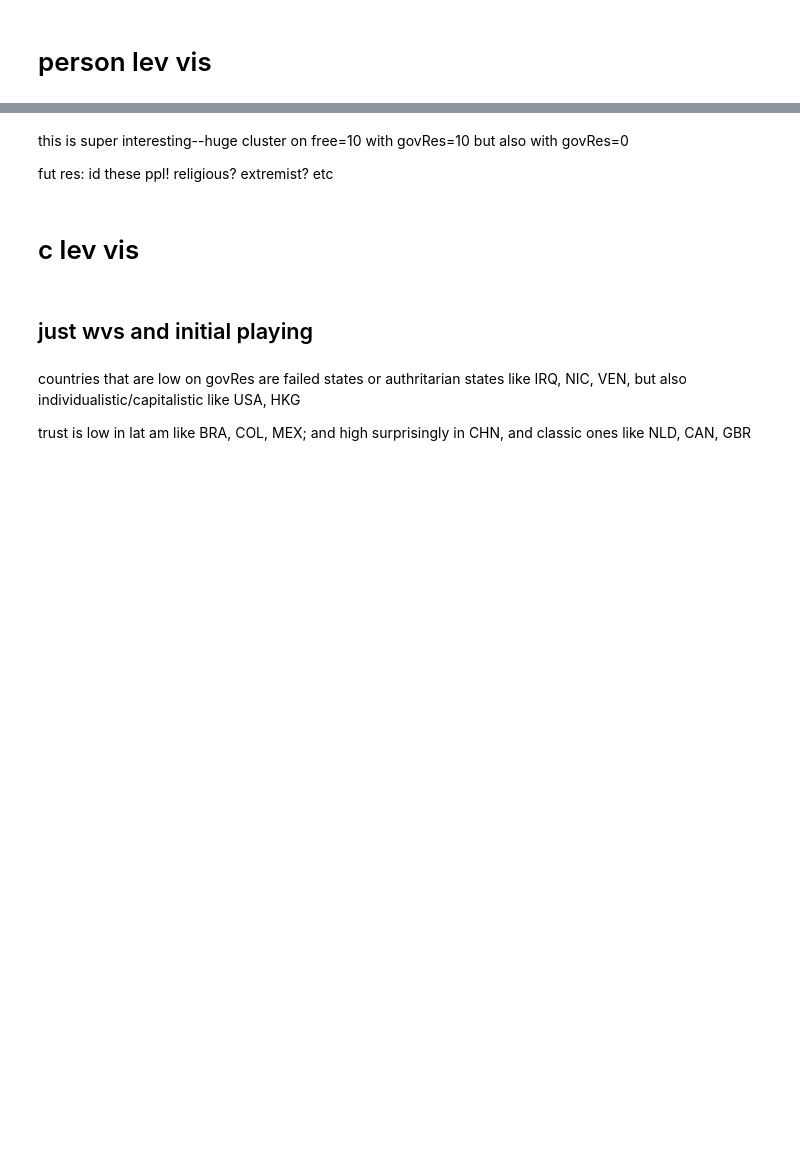
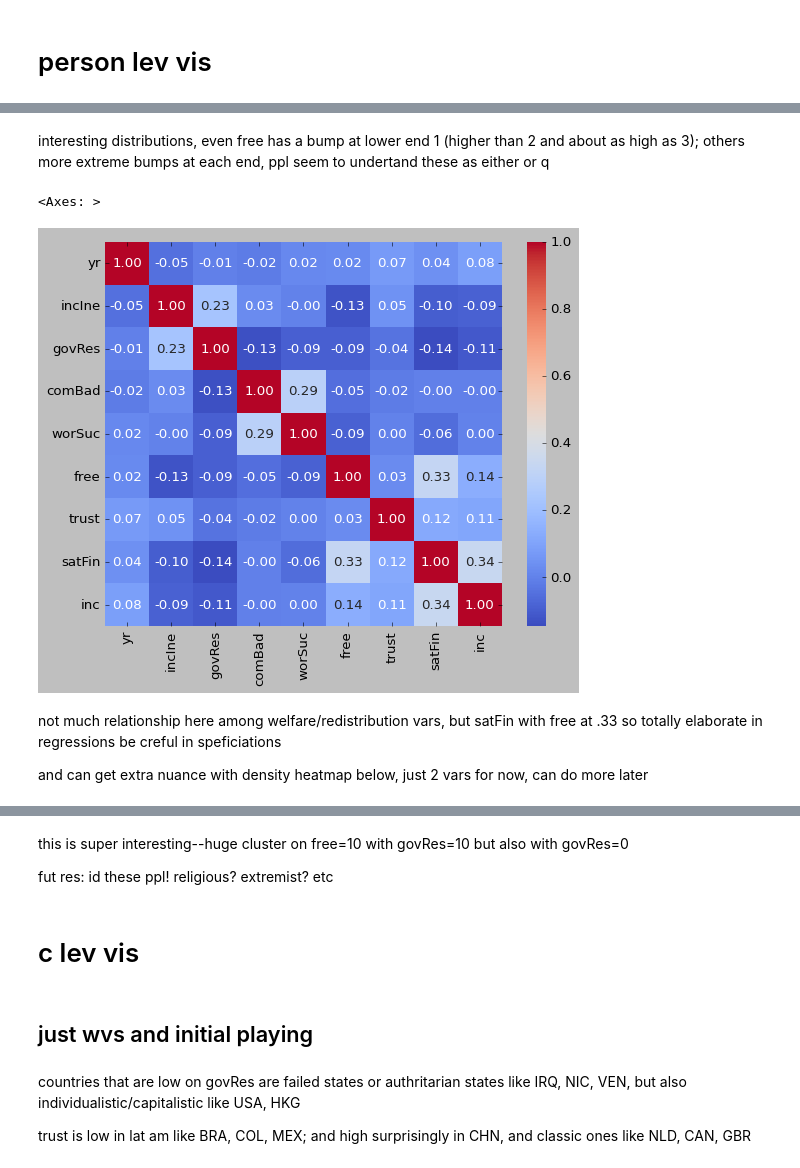
Before and after one commit to theaok/leonieAgency, a Jupyter notebook: leonieAgency.ipynb, the cells around one changed output, grey strips where cells are left out. Cells and saved outputs as stored; diff of their text form; code cells hidden in the pictures; blank space fills up the shorter version.

```diff
--- a/leonieAgency.ipynb
+++ b/leonieAgency.ipynb
@@ -204 +151,15 @@ interesting distributions, even free has a bump
+# %% [markdown]
+interesting distributions, even free has a bump at lower end 1 (higher than 2 and about as high as 3); others more extreme bumps at each end, ppl seem to
+undertand these as either or q
+# %%
+corr = wvs.corr(numeric_only=True)
+
+sns.heatmap(corr, annot=True, cmap='coolwarm', fmt=".2f")
+# %% [output]
+<Axes: >
+[figure, added]
+# %% [markdown]
+not much relationship here among welfare/redistribution vars, but satFin with free at .33 so totally elaborate in regressions be creful in speficiations
+
+and can get extra nuance with density heatmap below, just 2 vars for now, can do more later
 # %%
```
Also changed, not shown: parts of 12 cells of this notebook.
